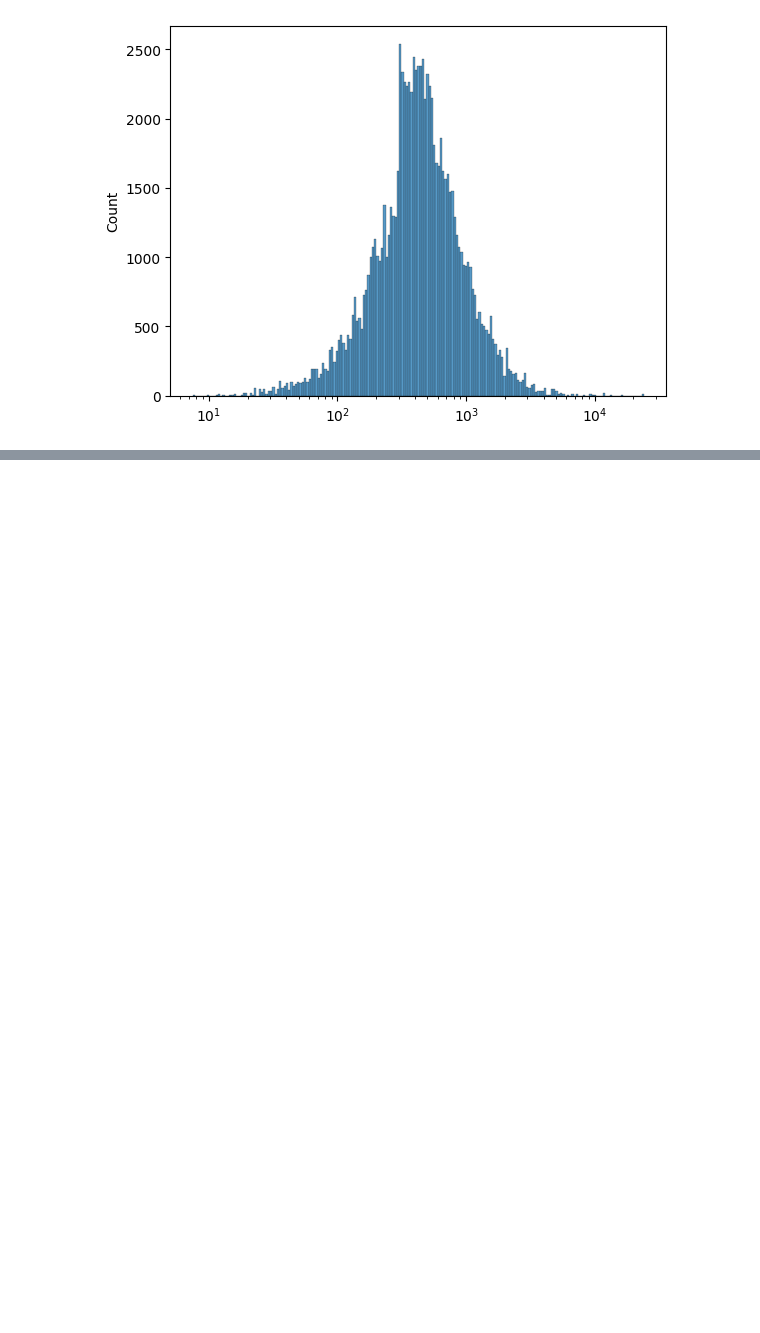
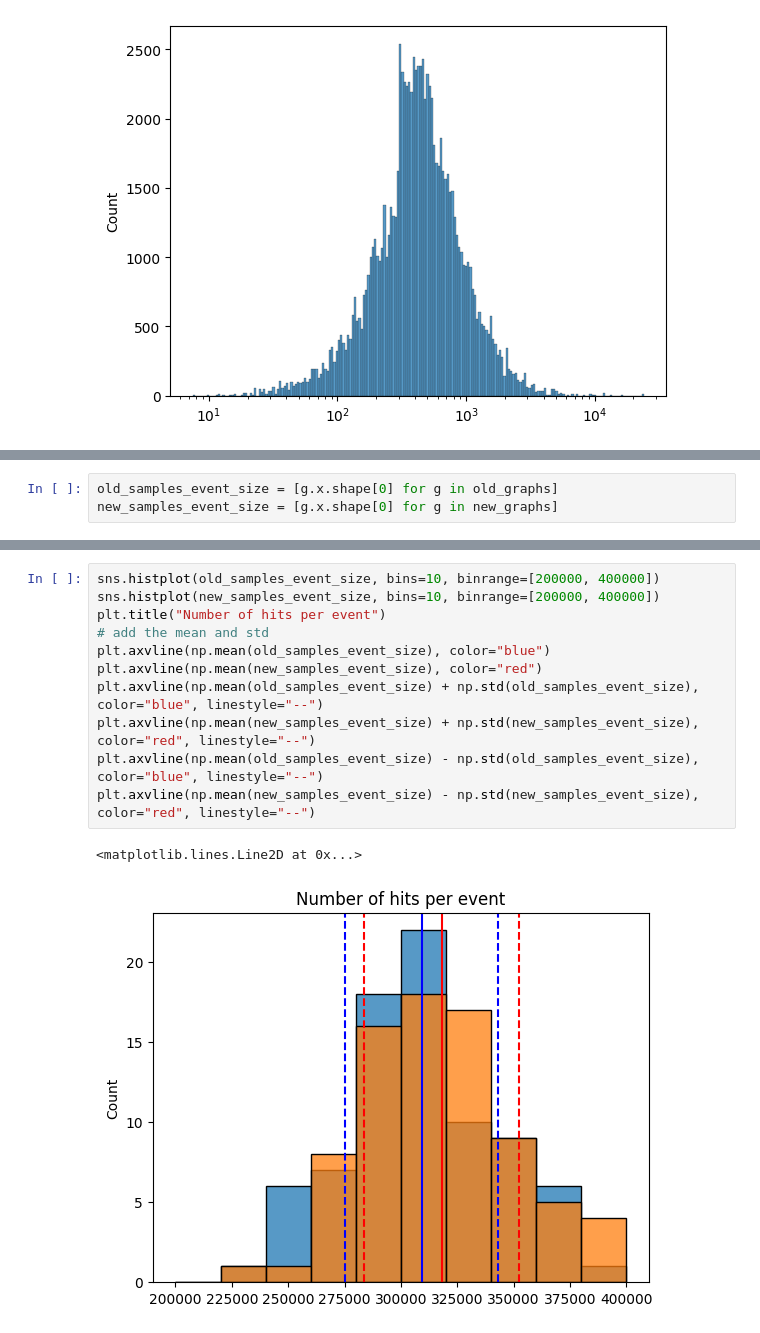
Before and after one commit to GNN4ITkTeam/CommonFramework, a Jupyter notebook: notebooks/testing/6-DM-NewSampleExplore.ipynb, the cells around one changed output, grey strips where cells are left out. Drawn from its saved outputs; the diff is of its cells as text; blank space fills up the shorter version.

```diff
--- a/notebooks/testing/6-DM-NewSampleExplore.ipynb
+++ b/notebooks/testing/6-DM-NewSampleExplore.ipynb
@@ -107,0 +133,3 @@ sns.histplot(graph.nhits)
+# %%
+old_samples_event_size = [g.x.shape[0] for g in old_graphs]
+new_samples_event_size = [g.x.shape[0] for g in new_graphs]
@@ -107,0 +179,14 @@ sns.histplot(graph.nhits)
+# %%
+sns.histplot(old_samples_event_size, bins=10, binrange=[200000, 400000])
+sns.histplot(new_samples_event_size, bins=10, binrange=[200000, 400000])
+plt.title("Number of hits per event")
+# add the mean and std
+plt.axvline(np.mean(old_samples_event_size), color="blue")
+plt.axvline(np.mean(new_samples_event_size), color="red")
+plt.axvline(np.mean(old_samples_event_size) + np.std(old_samples_event_size), color="blue", linestyle="--")
+plt.axvline(np.mean(new_samples_event_size) + np.std(new_samples_event_size), color="red", linestyle="--")
+plt.axvline(np.mean(old_samples_event_size) - np.std(old_samples_event_size), color="blue", linestyle="--")
+plt.axvline(np.mean(new_samples_event_size) - np.std(new_samples_event_size), color="red", linestyle="--")
+# %% [output]
+<matplotlib.lines.Line2D at 0x...>
+[figure, added]
```
Also changed, not shown: parts of 23 cells of this notebook, 1 other file.
